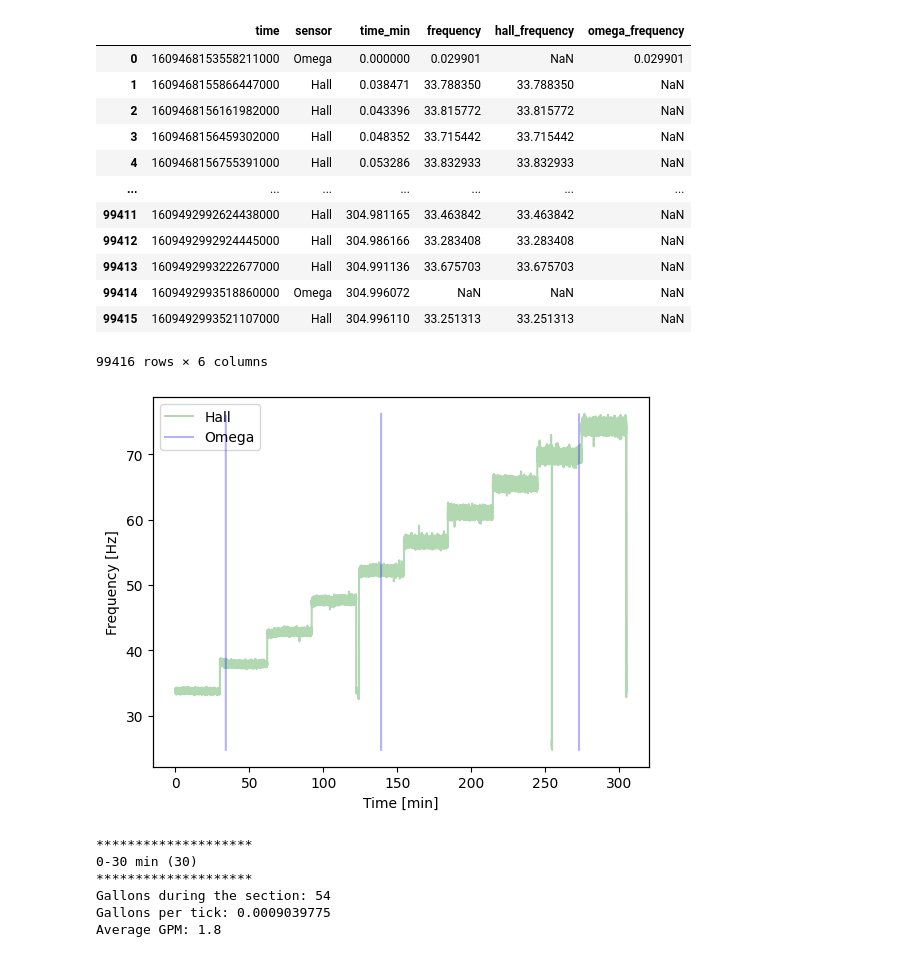
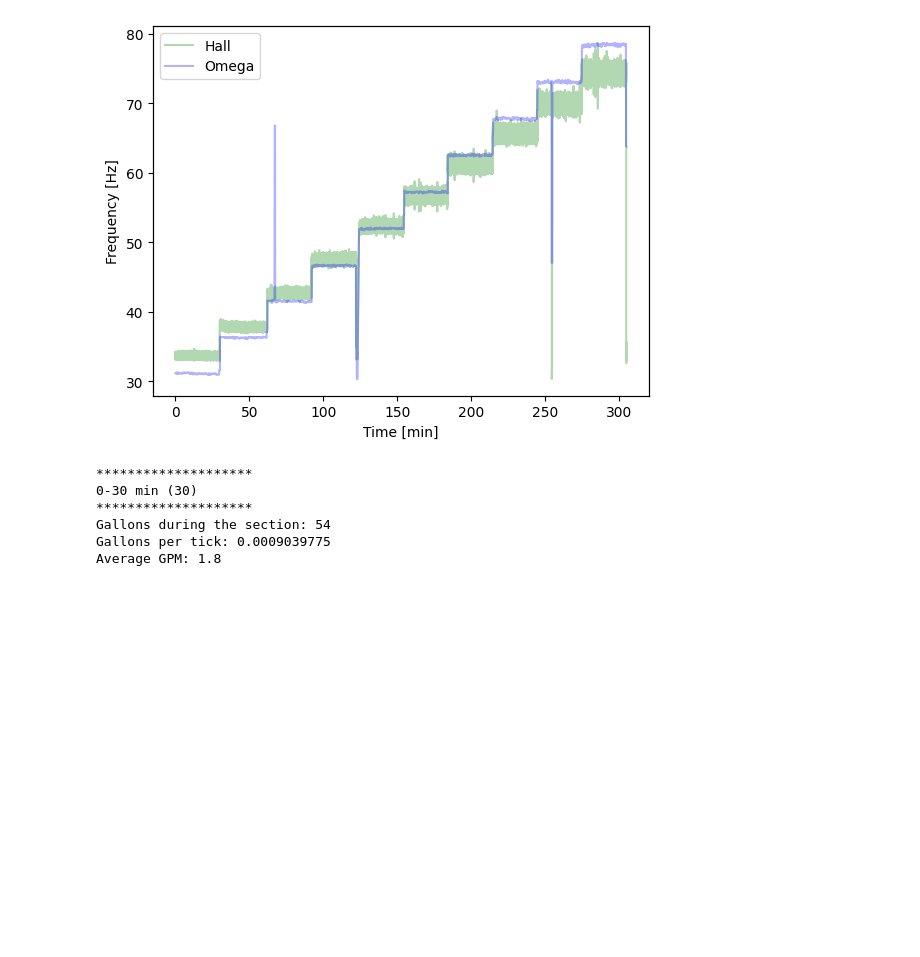
Before and after one commit to thdfw/gwks, a Jupyter notebook: pico/flowmeter/flow_data_analysis/simple_analysis.ipynb, the cells around one changed output. Cells and saved outputs as stored; diff of their text form; code cells hidden in the pictures; blank space fills up the shorter version.

```diff
--- a/pico/flowmeter/flow_data_analysis/simple_analysis.ipynb
+++ b/pico/flowmeter/flow_data_analysis/simple_analysis.ipynb
@@ -38,30 +38,26 @@ break_time = list(df3.time_min)[0] - list(df1.time_min)[-1]
 df3['time_min'] = df3['time_min'] - break_time
 df4['time_min'] = df4['time_min'] - break_time
 
-# Create the hall and omega dataframes
+# Create the hall dataframes
 df_hall = pd.concat([df1, df3], ignore_index=True)
 df_hall = df_hall.sort_values(by='time')
 df_hall = df_hall.reset_index(drop=True)
-df_hall['frequency'] = 1 / (df_hall['time'].diff().shift(-1)) * 1e9
+df_hall['hall_frequency'] = 1 / (df_hall['time'].diff().shift(-1)) * 1e9
 
+# Create the omega dataframe
 df_omega = pd.concat([df2, df4], ignore_index=True)
 df_omega = df_omega.sort_values(by='time')
 df_omega = df_omega.reset_index(drop=True)
-df_omega['frequency'] = 1 / (df_omega['time'].diff().shift(-1)) * 1e9
-
-# Remove 9/10 hall points to accelerate process (just for visualisation!)
-df_hall_full = df_hall
-df_hall = df_hall.iloc[::10]
-df_hall = df_hall.reset_index(drop=True)
+df_omega['omega_frequency'] = 1 / (df_omega['time'].diff().shift(-1)) * 1e9
 
 # Merge the hall and omega dataframes
 df = pd.concat([df_hall, df_omega], ignore_index=True)
 df = df.sort_values(by='time')
 df = df.reset_index(drop=True)
 
-# Keep the full data for later
-df_full = pd.concat([df_hall_full, df_omega], ignore_index=True)
-df_full = df_full.sort_values(by='time')
-df_full = df_full.reset_index(drop=True)
-display(df_full)
+# Fill in NaN values
+df['hall_frequency'].fillna(method='ffill', inplace=True)
+df['omega_frequency'].fillna(method='ffill', inplace=True)
+
+display(df)
 # %% [output]
@@ -117,40 +115,24 @@ display(df)
 # %%
-df['hall_frequency'] = df[df.sensor=='Hall'].frequency
-df['omega_frequency'] = df[df.sensor=='Omega'].frequency
-display(df)
 # Filter out errors
-#df = df[df.omega_frequency<0.1]
-#df = df[df.omega_frequency>0.01]
-#df = df[df.hall_frequency>3]
+df = df[df.omega_frequency<0.1]
+df = df[df.omega_frequency>0.01]
+df = df[df.hall_frequency>30]
 
 # Plot results
 fig, ax = plt.subplots(1,1)
 ax2 = ax.twinx()
 ax.plot(list(df.time_min), list(df.hall_frequency), alpha=0.3, label=f'Hall', color='green')
 ax2.plot(list(df.time_min), list(df.omega_frequency), alpha=0.3, label=f'Omega', color='blue')
 ax.set_ylabel('Frequency [Hz]')
 ax.set_xlabel('Time [min]')
 #ax.set_yticks([])
 ax2.set_yticks([])
 lines1, labels1 = ax.get_legend_handles_labels()
 lines2, labels2 = ax2.get_legend_handles_labels()
 ax.legend(lines1 + lines2, labels1 + labels2)
 plt.show()
 # %% [output]
-|  | time | sensor | time_min | frequency | hall_frequency | omega_frequency |
-| 0 | 1609468153558211000 | Omega | 0.000000 | 0.029901 | NaN | 0.029901 |
-| 1 | 1609468155866447000 | Hall | 0.038471 | 33.788350 | 33.788350 | NaN |
-| 2 | 1609468156161982000 | Hall | 0.043396 | 33.815772 | 33.815772 | NaN |
-| 3 | 1609468156459302000 | Hall | 0.048352 | 33.715442 | 33.715442 | NaN |
-| 4 | 1609468156755391000 | Hall | 0.053286 | 33.832933 | 33.832933 | NaN |
-| ... | ... | ... | ... | ... | ... | ... |
-| 99411 | 1609492992624438000 | Hall | 304.981165 | 33.463842 | 33.463842 | NaN |
-| 99412 | 1609492992924445000 | Hall | 304.986166 | 33.283408 | 33.283408 | NaN |
-| 99413 | 1609492993222677000 | Hall | 304.991136 | 33.675703 | 33.675703 | NaN |
-| 99414 | 1609492993518860000 | Omega | 304.996072 | NaN | NaN | NaN |
-| 99415 | 1609492993521107000 | Hall | 304.996110 | 33.251313 | 33.251313 | NaN |
-99416 rows × 6 columns
-[figure, old version]
+[figure, new version]
 # %%
 for section in range(4):
 
```
Also changed, not shown: parts of 2 cells of this notebook.
